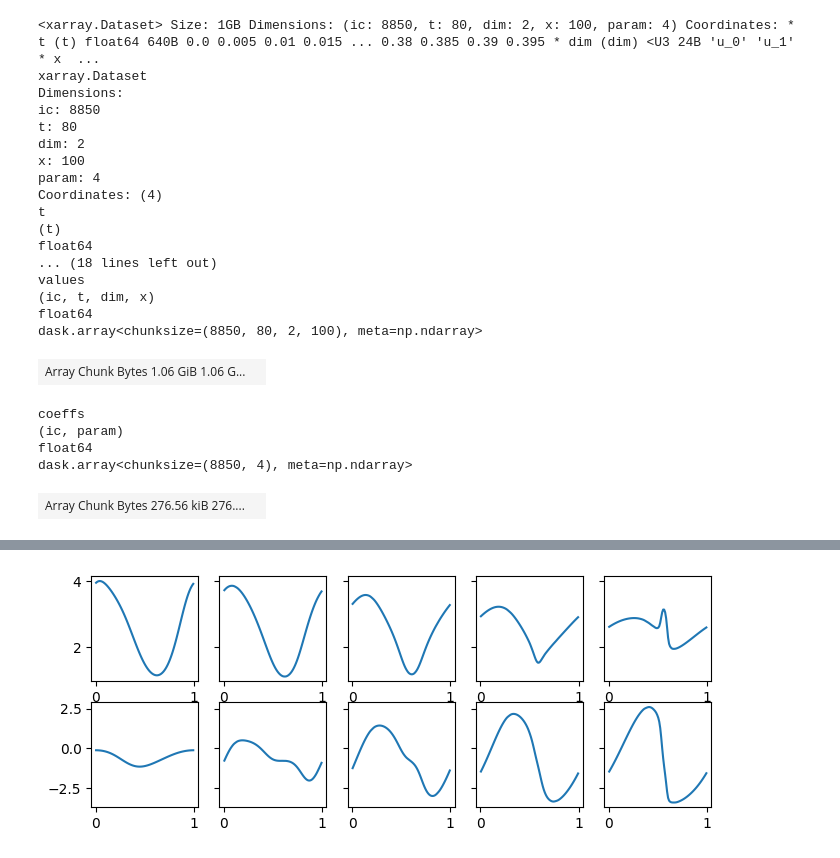
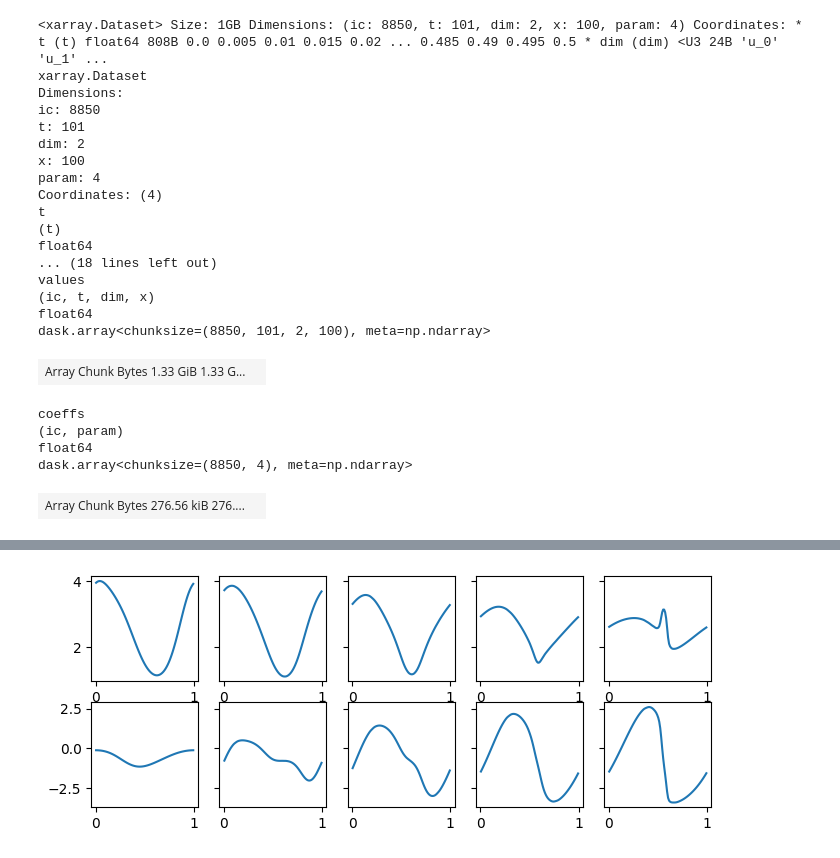
Before and after one commit to xx257xx/CONTEXT_FLUX_NO, a Jupyter notebook: notebooks/training/shallow_water_1d.ipynb, the cells around one changed output, grey strips where cells are left out. Cells and saved outputs as stored; diff of their text form; code cells hidden in the pictures.

Commit message:
Added new datasets

```diff
--- a/notebooks/training/shallow_water_1d.ipynb
+++ b/notebooks/training/shallow_water_1d.ipynb
@@ -10,30 +25,30 @@ jax.config.update("jax_default_device", jax.devices("gpu")[0])
 # %%
-datadir = Path("../../data")
+datadir = Path("../../data/datasets/shallow_water_1d/data")
 dataset_xr = xr.open_dataset(
-    datadir / "shallow_water_1d_validation_grf_seed=11.hdf5",
+    datadir / "valid" / "shallow_water_1d_validation_grf_seed=11.hdf5",
     engine="h5netcdf",
     chunks={},
-).isel({"t": slice(0, 80)})
+)  # .isel({"t": slice(0, 80)})
 dataset_xr
 # %% [output]
-<xarray.Dataset> Size: 1GB Dimensions: (ic: 8850, t: 80, dim: 2, x: 100, param: 4) Coordinates: * t (t) float64 640B 0.0 0.005 0.01 0.015 ... 0.38 0.385 0.39 0.395 * dim (dim) <U3 24B 'u_0' 'u_1' * x  ...
+<xarray.Dataset> Size: 1GB Dimensions: (ic: 8850, t: 101, dim: 2, x: 100, param: 4) Coordinates: * t (t) float64 808B 0.0 0.005 0.01 0.015 0.02 ... 0.485 0.49 0.495 0.5 * dim (dim) <U3 24B 'u_0' 'u_1' ...
 xarray.Dataset
 Dimensions:
 ic: 8850
-t: 80
+t: 101
 dim: 2
 x: 100
 param: 4
 Coordinates: (4)
 t
 (t)
 float64
 ... (18 lines left out)
 values
 (ic, t, dim, x)
 float64
-dask.array<chunksize=(8850, 80, 2, 100), meta=np.ndarray>
+dask.array<chunksize=(8850, 101, 2, 100), meta=np.ndarray>
-| Array Chunk Bytes 1.06 GiB 1.06 G... |  |
+| Array Chunk Bytes 1.33 GiB 1.33 G... |  |
 coeffs
 (ic, param)
 float64
```
Also changed, not shown: parts of 23 cells of this notebook, 12 other files.
